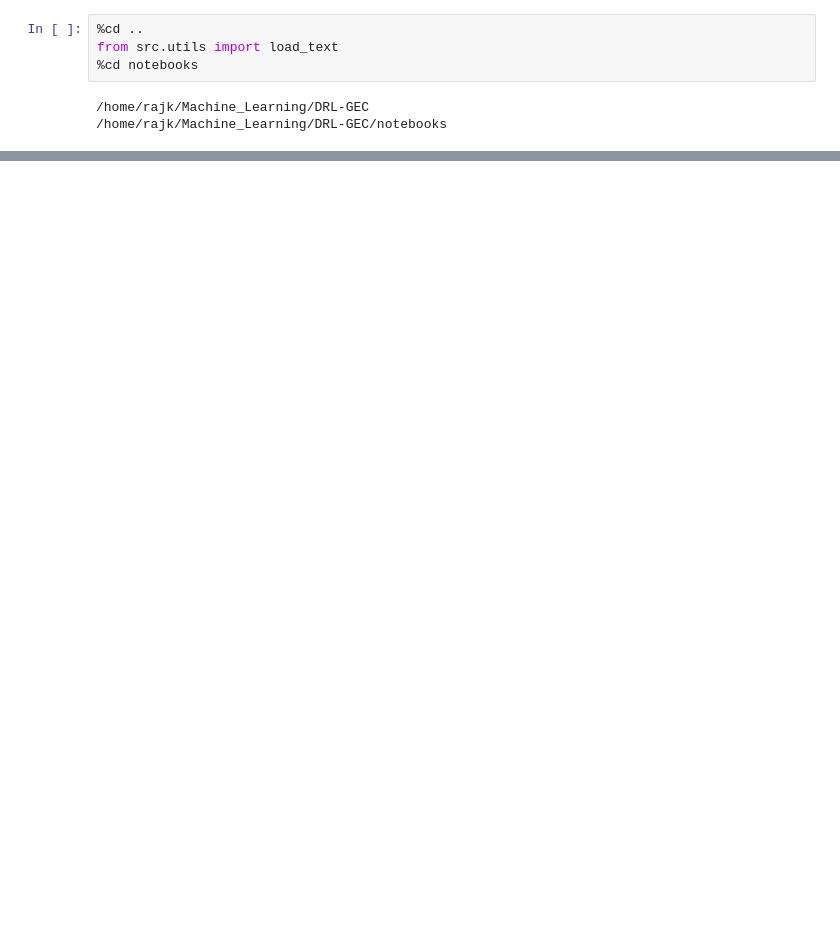
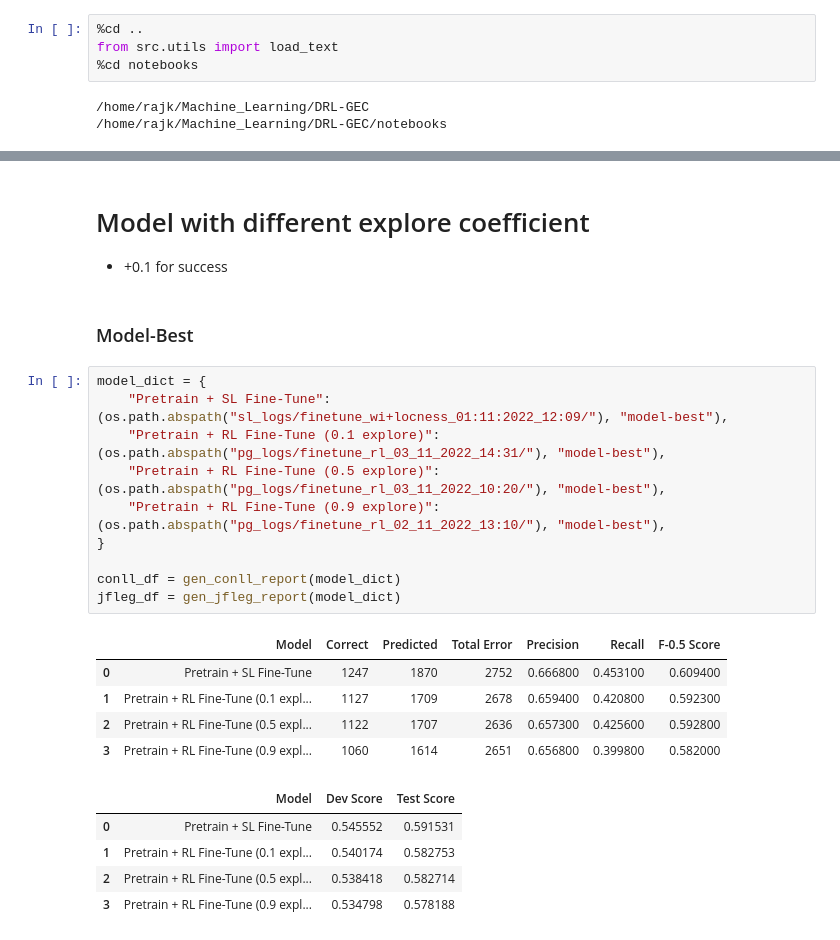
Before and after one commit to RajK853/DRL-GEC, a Jupyter notebook: notebooks/Generate_Score_Report.ipynb, the cells around one changed output, grey strips where cells are left out. Drawn from its saved outputs; the diff is of its cells as text; blank space fills up the shorter version.

```diff
--- a/notebooks/Generate_Score_Report.ipynb
+++ b/notebooks/Generate_Score_Report.ipynb
@@ -10,0 +115,27 @@ from src.utils import load_text
+# %% [markdown]
+# Model with different explore coefficient
+
+- +0.1 for success
+# %% [markdown]
+### Model-Best
+# %%
+model_dict = {
+    "Pretrain + SL Fine-Tune": (os.path.abspath("sl_logs/finetune_wi+locness_01:11:2022_12:09/"), "model-best"),
+    "Pretrain + RL Fine-Tune (0.1 explore)": (os.path.abspath("pg_logs/finetune_rl_03_11_2022_14:31/"), "model-best"),
+    "Pretrain + RL Fine-Tune (0.5 explore)": (os.path.abspath("pg_logs/finetune_rl_03_11_2022_10:20/"), "model-best"),
+    "Pretrain + RL Fine-Tune (0.9 explore)": (os.path.abspath("pg_logs/finetune_rl_02_11_2022_13:10/"), "model-best"),
+}
+
+conll_df = gen_conll_report(model_dict)
+jfleg_df = gen_jfleg_report(model_dict)
+# %% [output]
+|  | Model | Correct | Predicted | Total Error | Precision | Recall | F-0.5 Score |
+| 0 | Pretrain + SL Fine-Tune | 1247 | 1870 | 2752 | 0.666800 | 0.453100 | 0.609400 |
+| 1 | Pretrain + RL Fine-Tune (0.1 expl... | 1127 | 1709 | 2678 | 0.659400 | 0.420800 | 0.592300 |
+| 2 | Pretrain + RL Fine-Tune (0.5 expl... | 1122 | 1707 | 2636 | 0.657300 | 0.425600 | 0.592800 |
+| 3 | Pretrain + RL Fine-Tune (0.9 expl... | 1060 | 1614 | 2651 | 0.656800 | 0.399800 | 0.582000 |
+|  | Model | Dev Score | Test Score |
+| 0 | Pretrain + SL Fine-Tune | 0.545552 | 0.591531 |
+| 1 | Pretrain + RL Fine-Tune (0.1 expl... | 0.540174 | 0.582753 |
+| 2 | Pretrain + RL Fine-Tune (0.5 expl... | 0.538418 | 0.582714 |
+| 3 | Pretrain + RL Fine-Tune (0.9 expl... | 0.534798 | 0.578188 |
```
Also changed, not shown: parts of 30 cells of this notebook, 6 other files.
